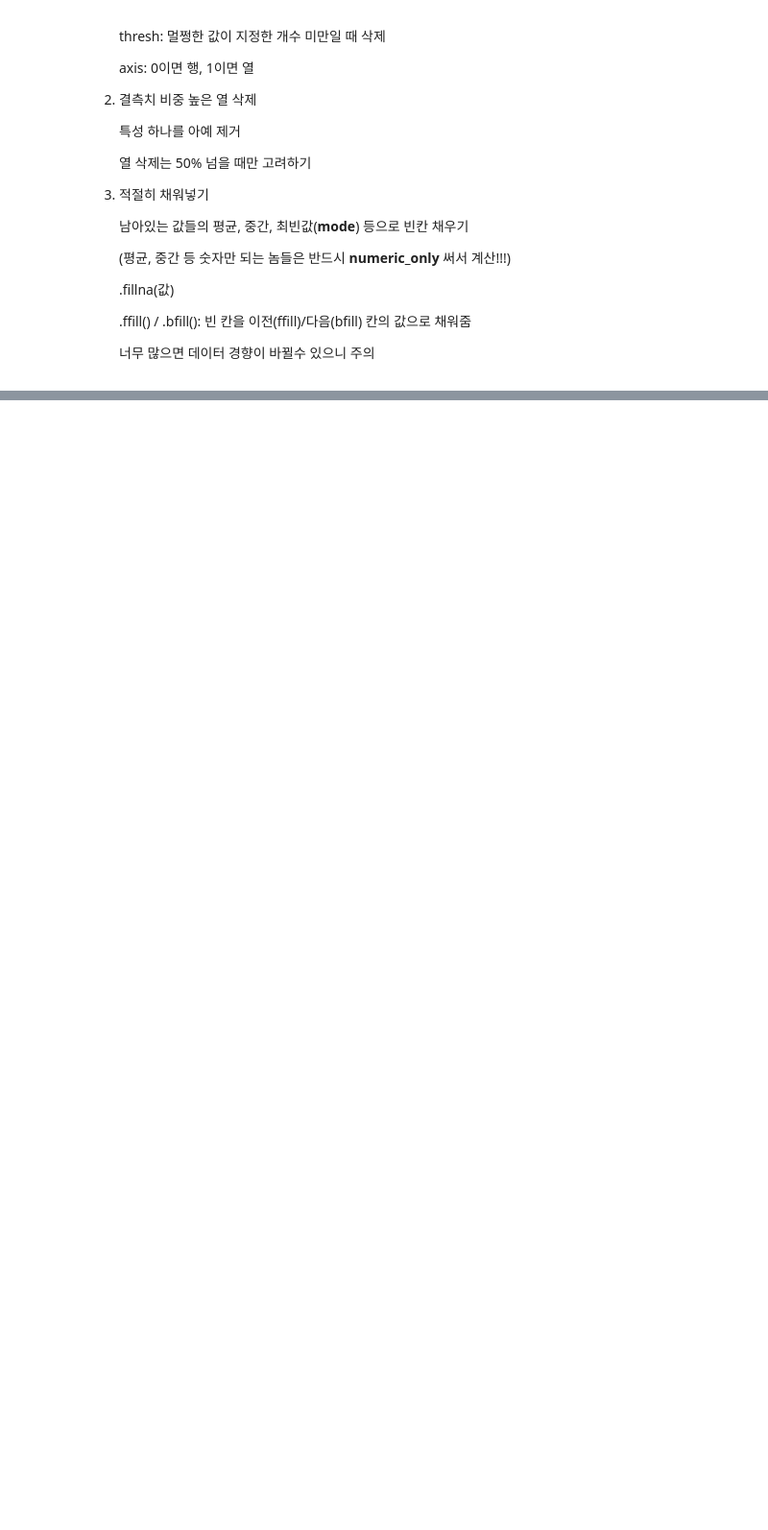
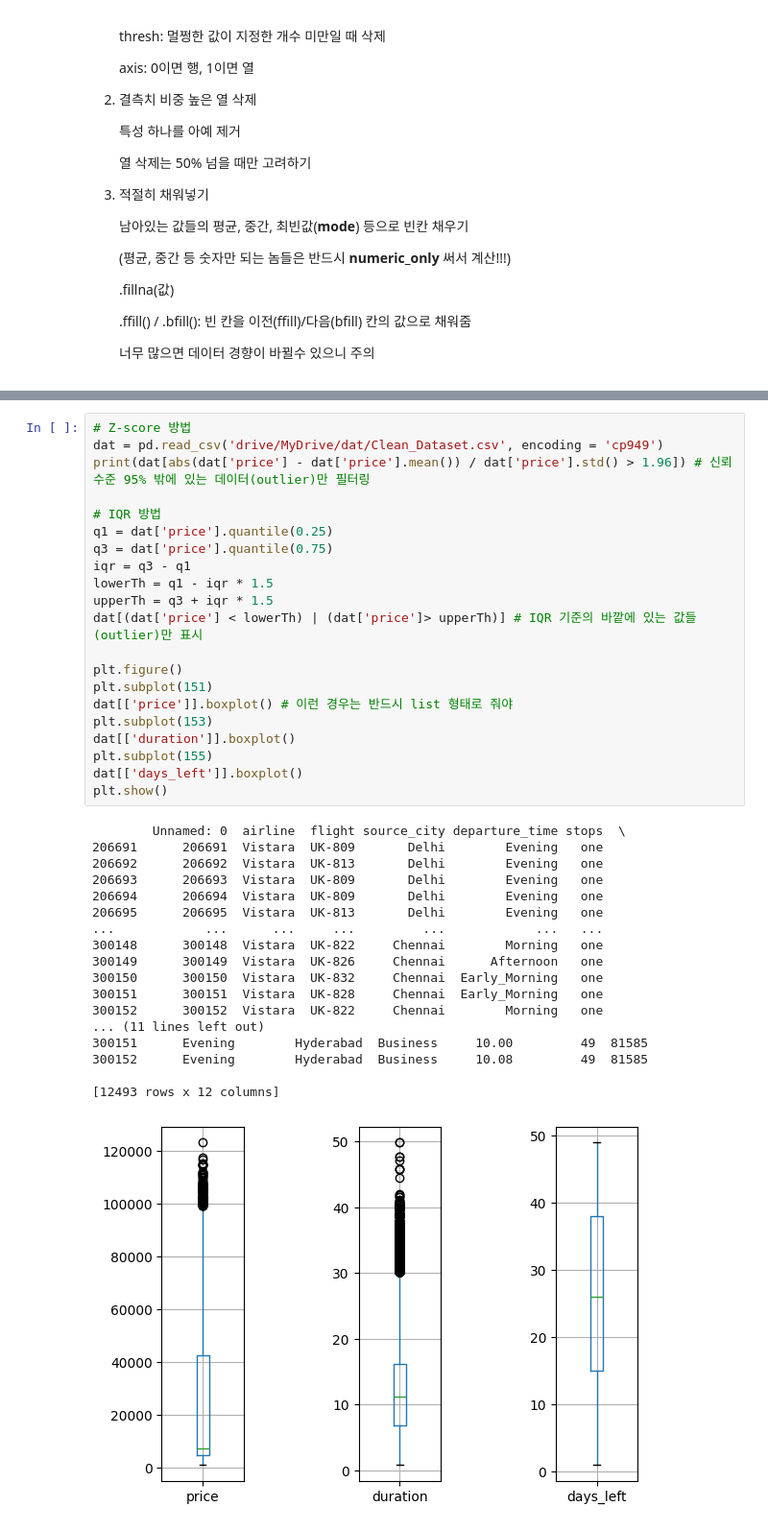
Before and after one commit to vartiens/DeepLearningTrials, a Jupyter notebook: aice2.ipynb, the cells around one changed output, grey strips where cells are left out. Shown at 96% size. Drawn from its saved outputs; the diff is of its cells as text; blank space fills up the shorter version.

Commit message:
Tackling outliers & manupulating data styles

```diff
--- a/aice2.ipynb
+++ b/aice2.ipynb
@@ -357,0 +380,40 @@ Data columns (total 11 columns):
+# %%
+# Z-score 방법
+dat = pd.read_csv('drive/MyDrive/dat/Clean_Dataset.csv', encoding = 'cp949')
+print(dat[abs(dat['price'] - dat['price'].mean()) / dat['price'].std() > 1.96]) # 신뢰수준 95% 밖에 있는 데이터(outlier)만 필터링
+
+# IQR 방법
+q1 = dat['price'].quantile(0.25)
+q3 = dat['price'].quantile(0.75)
+iqr = q3 - q1
+lowerTh = q1 - iqr * 1.5
+upperTh = q3 + iqr * 1.5
+dat[(dat['price'] < lowerTh) | (dat['price']> upperTh)] # IQR 기준의 바깥에 있는 값들(outlier)만 표시
+
+plt.figure()
+plt.subplot(151)
+dat[['price']].boxplot() # 이런 경우는 반드시 list 형태로 줘야
+plt.subplot(153)
+dat[['duration']].boxplot()
+plt.subplot(155)
+dat[['days_left']].boxplot()
+plt.show()
+# %% [output]
+        Unnamed: 0  airline  flight source_city departure_time stops  \
+206691      206691  Vistara  UK-809       Delhi        Evening   one
+206692      206692  Vistara  UK-813       Delhi        Evening   one
+206693      206693  Vistara  UK-809       Delhi        Evening   one
+206694      206694  Vistara  UK-809       Delhi        Evening   one
+206695      206695  Vistara  UK-813       Delhi        Evening   one
+...            ...      ...     ...         ...            ...   ...
+300148      300148  Vistara  UK-822     Chennai        Morning   one
+300149      300149  Vistara  UK-826     Chennai      Afternoon   one
+300150      300150  Vistara  UK-832     Chennai  Early_Morning   one
+300151      300151  Vistara  UK-828     Chennai  Early_Morning   one
+300152      300152  Vistara  UK-822     Chennai        Morning   one
+... (11 lines left out)
+300151      Evening        Hyderabad  Business     10.00         49  81585
+300152      Evening        Hyderabad  Business     10.08         49  81585
+
+[12493 rows x 12 columns]
+[figure, added]
```
Also changed, not shown: parts of 9 cells of this notebook.
